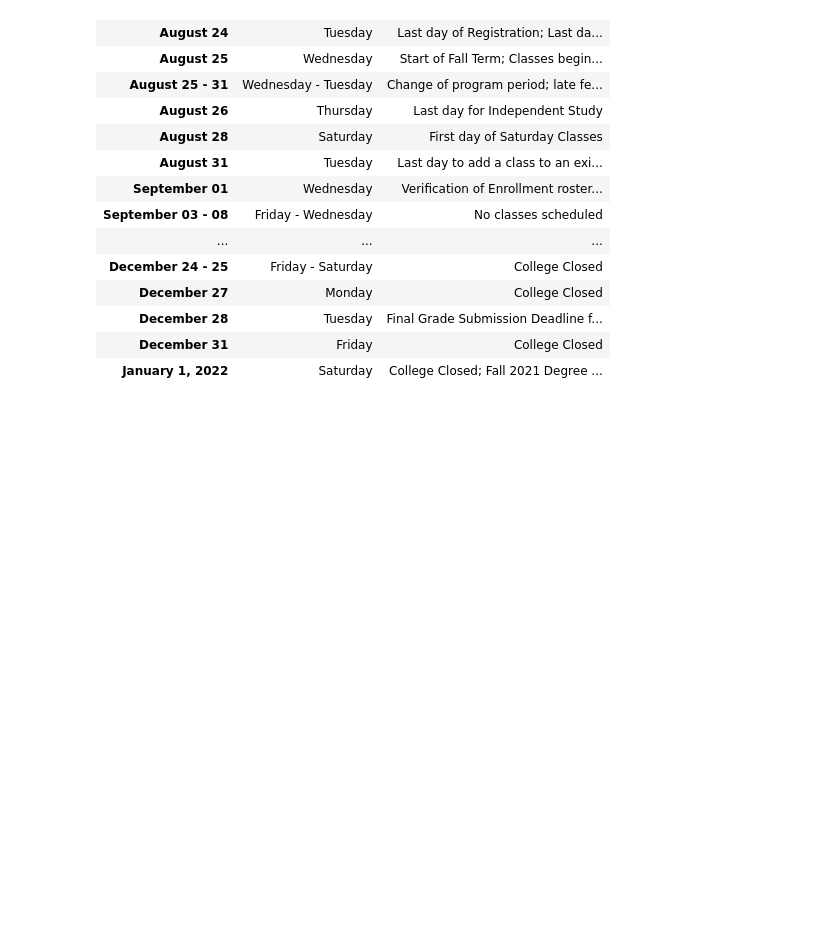
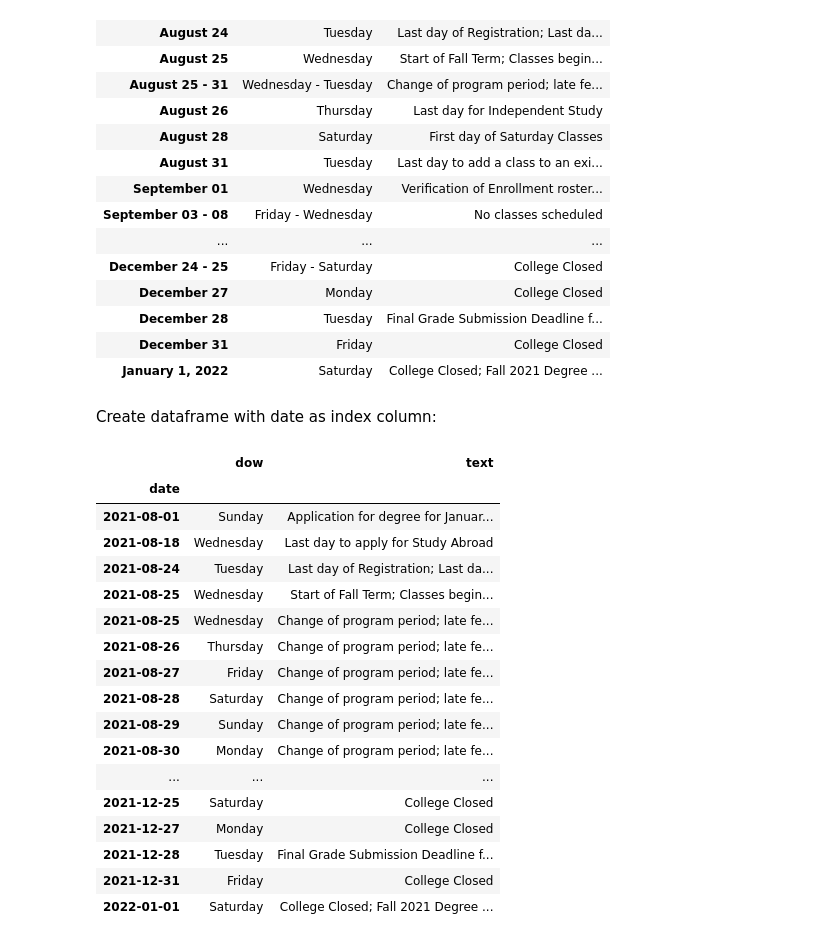
Before and after one commit to datasheng/csc460-hw-repo-kit-yeung, a Jupyter notebook: scrape_ccny_calendar.ipynb, the cells around one changed output. Saved outputs shown, nothing was run; the diff lists cells and outputs as text; code cells hidden in the pictures; blank space fills up the shorter version.

```diff
--- a/scrape_ccny_calendar.ipynb
+++ b/scrape_ccny_calendar.ipynb
@@ -56,3 +77,5 @@ display(df)
 | December 28 | Tuesday | Final Grade Submission Deadline f... |
 | December 31 | Friday | College Closed |
 | January 1, 2022 | Saturday | College Closed; Fall 2021 Degree ... |
+# %% [markdown]
+Create dataframe with date as index column:
@@ -58,0 +127,25 @@ display(df)
+# %%
+# create dataframe
+df2 = pd.DataFrame(table, columns = ['date', 'dow', 'text'])
+df2.set_index('date', inplace = True)
+# display dataframe
+display(df2)
+# %% [output]
+|  | dow | text |
+| date |  |  |
+| 2021-08-01 | Sunday | Application for degree for Januar... |
+| 2021-08-18 | Wednesday | Last day to apply for Study Abroad |
+| 2021-08-24 | Tuesday | Last day of Registration; Last da... |
+| 2021-08-25 | Wednesday | Start of Fall Term; Classes begin... |
+| 2021-08-25 | Wednesday | Change of program period; late fe... |
+| 2021-08-26 | Thursday | Change of program period; late fe... |
+| 2021-08-27 | Friday | Change of program period; late fe... |
+| 2021-08-28 | Saturday | Change of program period; late fe... |
+| 2021-08-29 | Sunday | Change of program period; late fe... |
+| 2021-08-30 | Monday | Change of program period; late fe... |
+| ... | ... | ... |
+| 2021-12-25 | Saturday | College Closed |
+| 2021-12-27 | Monday | College Closed |
+| 2021-12-28 | Tuesday | Final Grade Submission Deadline f... |
+| 2021-12-31 | Friday | College Closed |
+| 2022-01-01 | Saturday | College Closed; Fall 2021 Degree ... |
```
Also changed, not shown: parts of 4 cells of this notebook.
